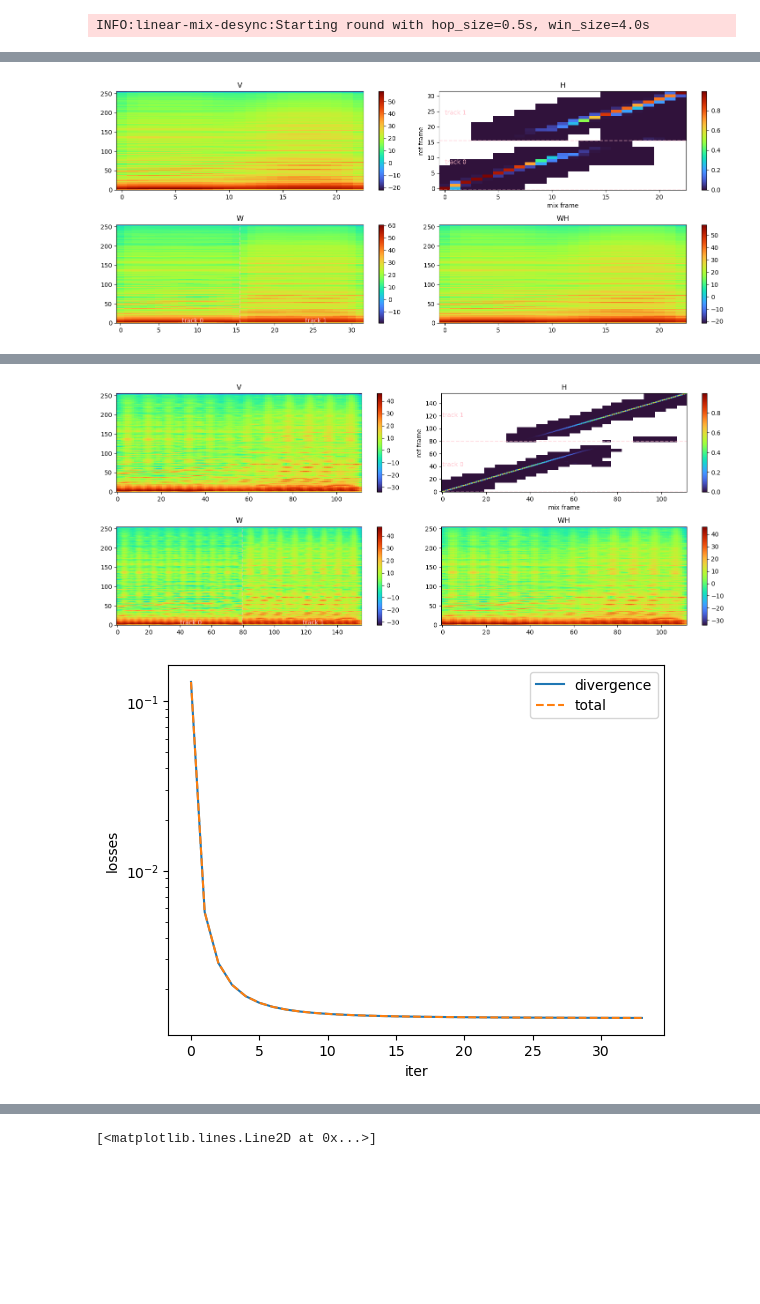
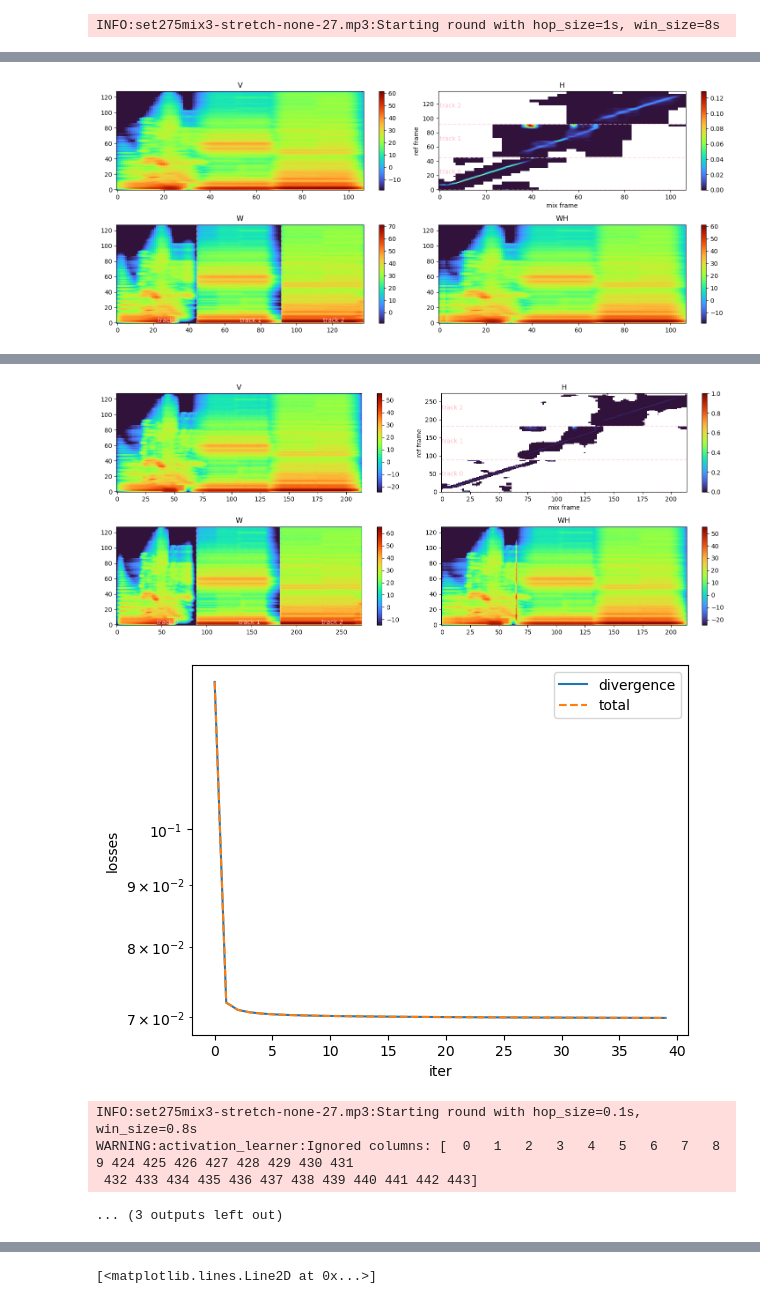
Before and after one commit to etiandre/reverse-dj-mix, a Jupyter notebook: nmf/test-nmf.ipynb, the cells around one changed output, grey strips where cells are left out. Drawn from its saved outputs; the diff is of its cells as text; code cells hidden in the pictures; blank space fills up the shorter version.

```diff
--- a/nmf/test-nmf.ipynb
+++ b/nmf/test-nmf.ipynb
@@ -20,14 +20,14 @@ from mixes.synthetic import SyntheticDB
 import carve
 import torch
 # %%
-# dataset = UnmixDB(
-#     "/data2/anasynth_nonbp/schwarz/abc-dj/data/unmixdb-zenodo/"
-# )  # inverno
+dataset = UnmixDB(
+    "/data2/anasynth_nonbp/schwarz/abc-dj/data/unmixdb-zenodo/"
+)  # inverno
 # dataset = UnmixDB("/data2/anasynth_nonbp/andre/unmixdb-zenodo") # guqin
-dataset = SyntheticDB()
+# dataset = SyntheticDB()
 FS = 22050
-# mix = dataset.mixes[4]
-mix = dataset.mixes[1]
+mix = dataset.mixes[16]
+# mix = dataset.mixes[1]
 logger = logging.getLogger(mix.name)
 logging.basicConfig()
 logger.setLevel(logging.DEBUG)
@@ -39,7 +47,7 @@ INFO:linear-mix-desync:linear-mix-desync
 # %%
-hops = [1, 0.5, 0.1]
+hops = [4,1, 0.5, 0.1]
 overlap = 8
-nmels = 256
+nmels = 128
 low_power_threshold = 0.01
 spec_power = 2
 learners: list[activation_learner.ActivationLearner] = []
@@ -110 +118 @@ INFO:linear-mix-desync:Starting round with hop_size=1s, win_size=8s
-INFO:linear-mix-desync:Starting round with hop_size=0.5s, win_size=4.0s
+INFO:set275mix3-stretch-none-27.mp3:Starting round with hop_size=1s, win_size=8s
@@ -112 +120 @@ INFO:linear-mix-desync:Starting round with hop_size=0.5s, win_size=4.0s
-[figure, old version]
+[figure, new version]
@@ -116,5 +125,9 @@ INFO:linear-mix-desync:Starting round with hop_size=0.1s, win_size=0.8s
-[figure, old version]
+[figure, new version]
-[figure, old version]
+[figure, new version]
+INFO:set275mix3-stretch-none-27.mp3:Starting round with hop_size=0.1s, win_size=0.8s
+WARNING:activation_learner:Ignored columns: [  0   1   2   3   4   5   6   7   8   9 424 425 426 427 428 429 430 431
+ 432 433 434 435 436 437 438 439 440 441 442 443]
+... (3 outputs left out)
 # %%
 import scipy.ndimage
 import scipy.signal
```
Also changed, not shown: parts of 3 cells of this notebook, 3 other files.
